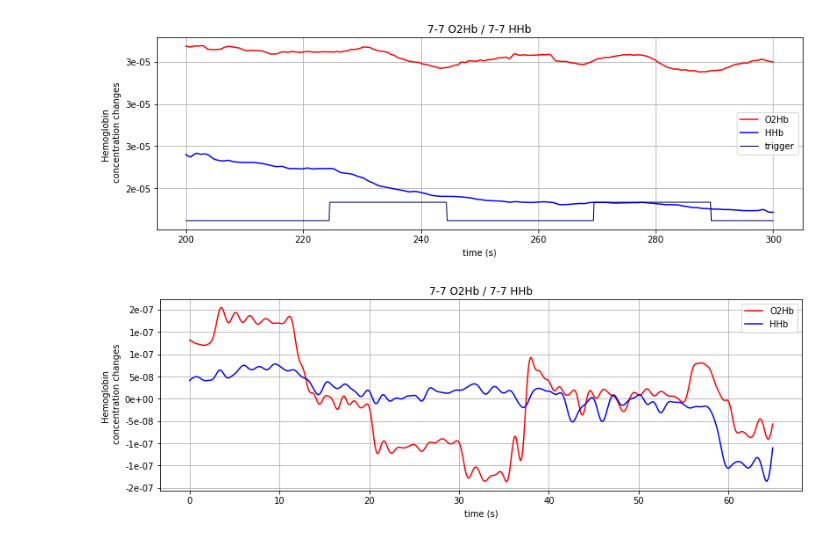
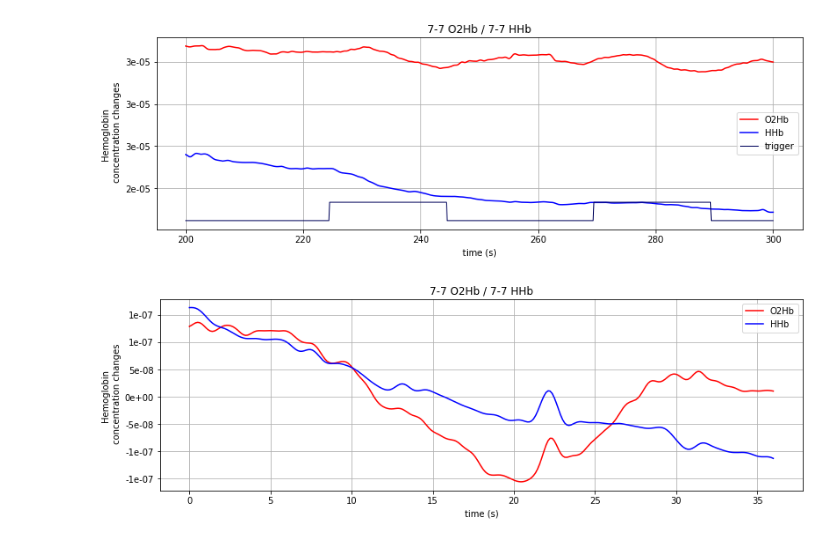
Before and after one commit to apadee/NIRS-pytoolkit, a Jupyter notebook: Filtering and motion artifacts.ipynb, the cells around one changed output. Drawn from its saved outputs; the diff is of its cells as text; code cells hidden in the pictures.

Commit message:
Bad channels marking with both conditions

```diff
--- a/Filtering and motion artifacts.ipynb
+++ b/Filtering and motion artifacts.ipynb
@@ -61,6 +61,6 @@ data.plot_data(range_low = 200, range_high=300, channels=["7-7"])
 # %% [output]
 [figure]
 # %%
-data.plot_data(channels=["7-7"], mode="average", condition=0)
+data.plot_data(channels=["7-7"], mode="average", condition=1)
 # %% [output]
-[figure, old version]
+[figure, new version]
```
Also changed, not shown: 3 other files.
